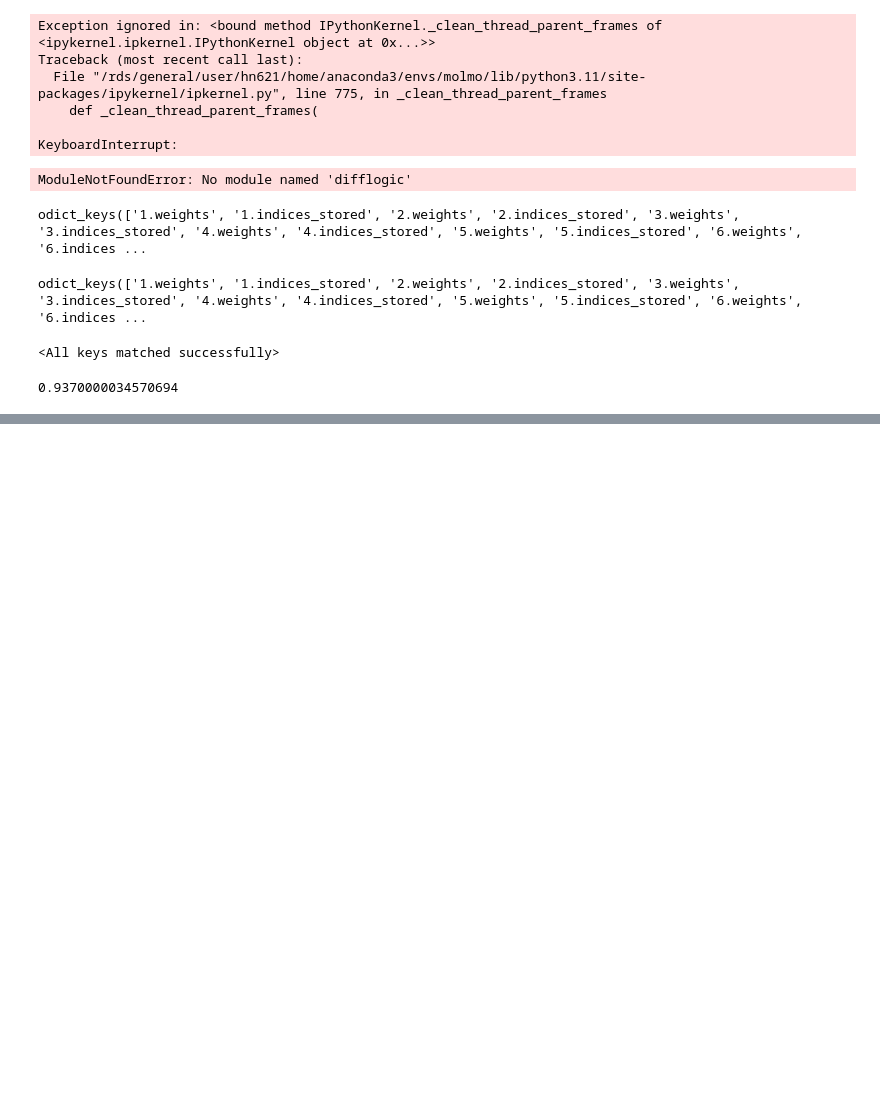
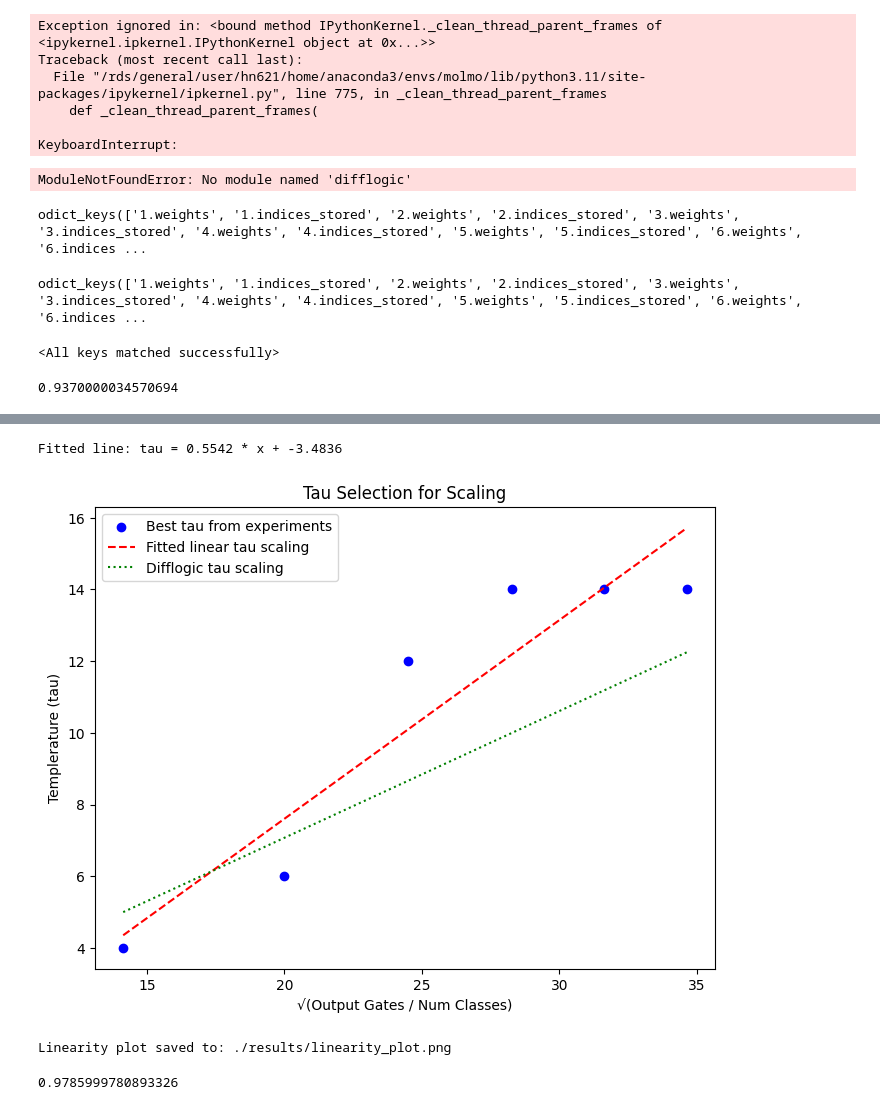
Before and after one commit to johanjino/traceable-difflogic, a Jupyter notebook: experiments/plots.ipynb, the cells around one changed output, grey strips where cells are left out. Saved outputs shown, nothing was run; the diff lists cells and outputs as text; code cells hidden in the pictures; blank space fills up the shorter version.

```diff
--- a/experiments/plots.ipynb
+++ b/experiments/plots.ipynb
@@ -116,0 +188,78 @@ eval(model, test_loader)
+# %%
+import os
+import json
+import math
+import numpy as np
+import matplotlib.pyplot as plt
+
+# Base experiment ID (should be the same as in your grid search script)
+base_experiment_id = 525000
+
+# Directory where the JSON log files are saved
+RESULTS_DIR = "./results"
+
+# Number of tau values and network configurations
+num_taus = len(TAU_VALUES)
+num_configs = len(K_NEURONS)
+
+# Initialize a results matrix: rows: tau values, columns: different output neuron configs
+results = np.zeros((num_taus, num_configs))
+
+# Loop over each configuration (column) and each tau value (row)
+for col, num_neurons in enumerate(K_NEURONS):
+    for row, tau in enumerate(TAU_VALUES):
+        experiment_id = base_experiment_id + col * num_taus + row
+        json_file_path = os.path.join(RESULTS_DIR, f"00{experiment_id}.json")
+        try:
+            with open(json_file_path, "r") as jf:
+                log_data = json.load(jf)
+            final_accuracy = float(log_data["test_acc_eval_mode_"])
+        except Exception as e:
+            print(f"Error reading {json_file_path}: {e}")
+            final_accuracy = 0.0
+        results[row, col] = final_accuracy
+
+# For each configuration (each column), find the tau that gave the highest accuracy.
+best_tau = []
+for col in range(num_configs):
+    # Get the index (row) of the maximum accuracy in this column.
+    best_index = np.argmax(results[:, col])
+    best_tau_value = TAU_VALUES[best_index]
+    best_tau.append(best_tau_value)
+
+best_tau = np.array(best_tau)
+
+# Compute the x-axis values: x = sqrt(output_neurons / NUM_CLASSES)
+x_values = np.array([math.sqrt(k / NUM_CLASSES) for k in K_NEURONS])
+
+# For reference, compute what would be the correct tau to use in difflogic
+ideal_tau = 0.3536 * x_values
+
+# fit a linear regression to (x_values, best_tau)
+coeffs = np.polyfit(x_values, best_tau, 1)
+fit_line = np.poly1d(coeffs)
+
+print(f"Fitted line: tau = {coeffs[0]:.4f} * x + {coeffs[1]:.4f}")
+
+# Plotting the results
+plt.figure(figsize=(8, 6))
+plt.scatter(x_values, best_tau, color='blue', label="Best tau from experiments")
+plt.plot(x_values, fit_line(x_values), color='red', linestyle='--', label="Fitted linear tau scaling")
+plt.plot(x_values, ideal_tau, color='green', linestyle=':', label="Difflogic tau scaling")
+plt.xlabel("√(Output Gates / Num Classes)")
+plt.ylabel("Templerature (tau)")
+plt.title("Tau Selection for Scaling")
+plt.legend()
+plot_path = os.path.join(RESULTS_DIR, "linearity_plot.png")
+plt.savefig(plot_path)
+plt.show()
+
+print(f"Linearity plot saved to: {plot_path}")
+# %% [output]
+Fitted line: tau = 0.5542 * x + -3.4836
+[figure, added]
+Linearity plot saved to: ./results/linearity_plot.png
+# %%
+np.max(results)
+# %% [output]
+0.9785999780893326
```
Also changed, not shown: parts of 5 cells of this notebook, 4 other files.
